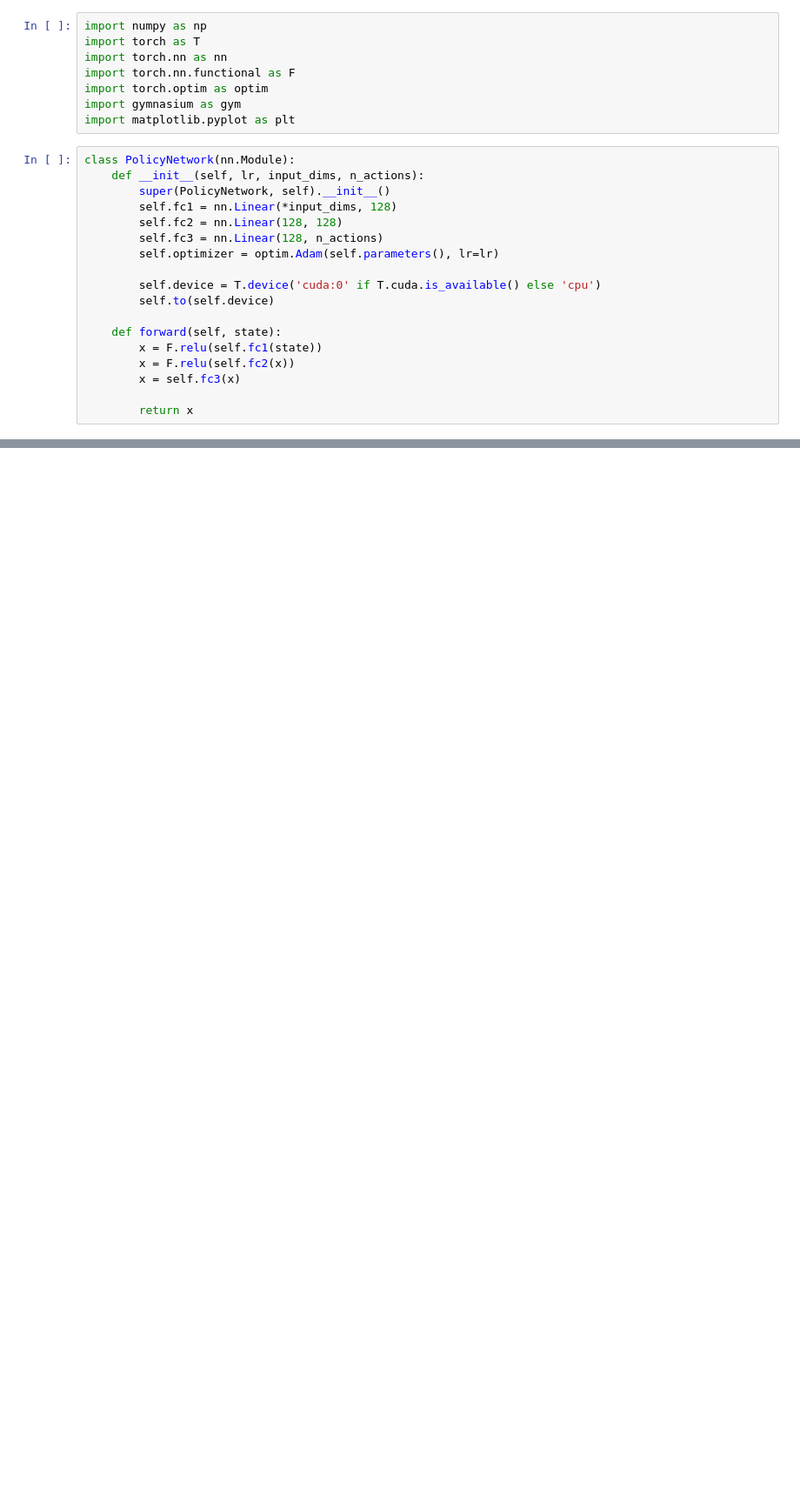
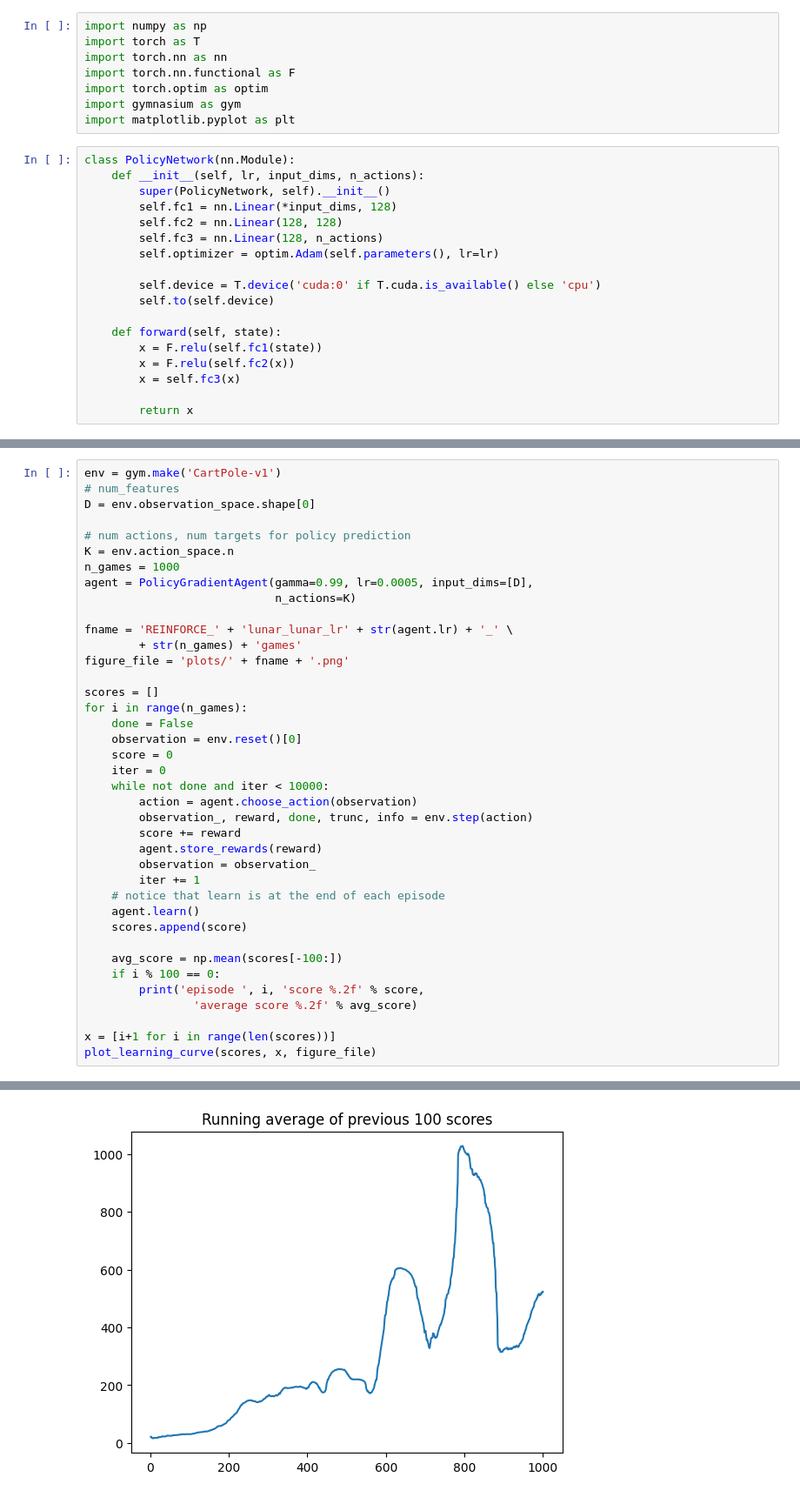
Before and after one commit to timwee/RL_learning, a Jupyter notebook: notebooks/rl2/cart_pole/REINFORCE_playground.ipynb, the cells around one changed output, grey strips where cells are left out. Shown: that part at 87% size. Saved outputs shown, nothing was run; the diff lists cells and outputs as text; blank space fills up the shorter version.

```diff
--- a/notebooks/rl2/cart_pole/REINFORCE_playground.ipynb
+++ b/notebooks/rl2/cart_pole/REINFORCE_playground.ipynb
@@ -132,0 +138,40 @@ episode  2400 score -16.95 average score 20.34
+# %%
+env = gym.make('CartPole-v1')
+# num_features
+D = env.observation_space.shape[0]
+
+# num actions, num targets for policy prediction
+K = env.action_space.n
+n_games = 1000
+agent = PolicyGradientAgent(gamma=0.99, lr=0.0005, input_dims=[D],
+                            n_actions=K)
+
+fname = 'REINFORCE_' + 'lunar_lunar_lr' + str(agent.lr) + '_' \
+        + str(n_games) + 'games'
+figure_file = 'plots/' + fname + '.png'
+
+scores = []
+for i in range(n_games):
+    done = False
+    observation = env.reset()[0]
+    score = 0
+    iter = 0
+    while not done and iter < 10000:
+        action = agent.choose_action(observation)
+        observation_, reward, done, trunc, info = env.step(action)
+        score += reward
+        agent.store_rewards(reward)
+        observation = observation_
+        iter += 1
+    # notice that learn is at the end of each episode
+    agent.learn()
+    scores.append(score)
+
+    avg_score = np.mean(scores[-100:])
+    if i % 100 == 0:
+        print('episode ', i, 'score %.2f' % score,
+                'average score %.2f' % avg_score)
+
+x = [i+1 for i in range(len(scores))]
+plot_learning_curve(scores, x, figure_file)
+# %% [output]
@@ -132,0 +188 @@ episode  2400 score -16.95 average score 20.34
+[figure, added]
```
Also changed, not shown: parts of 4 cells of this notebook, 1 other file.
